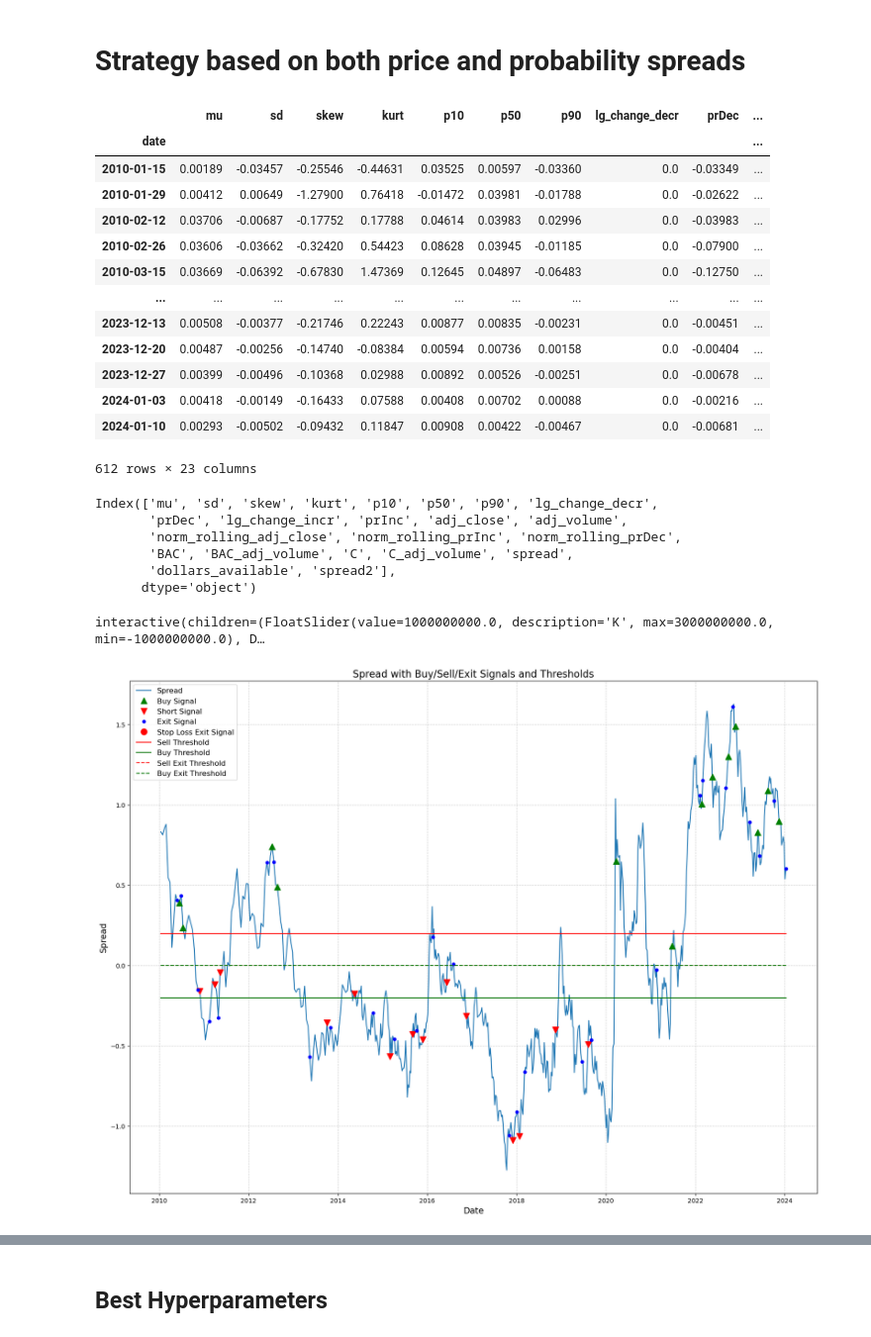
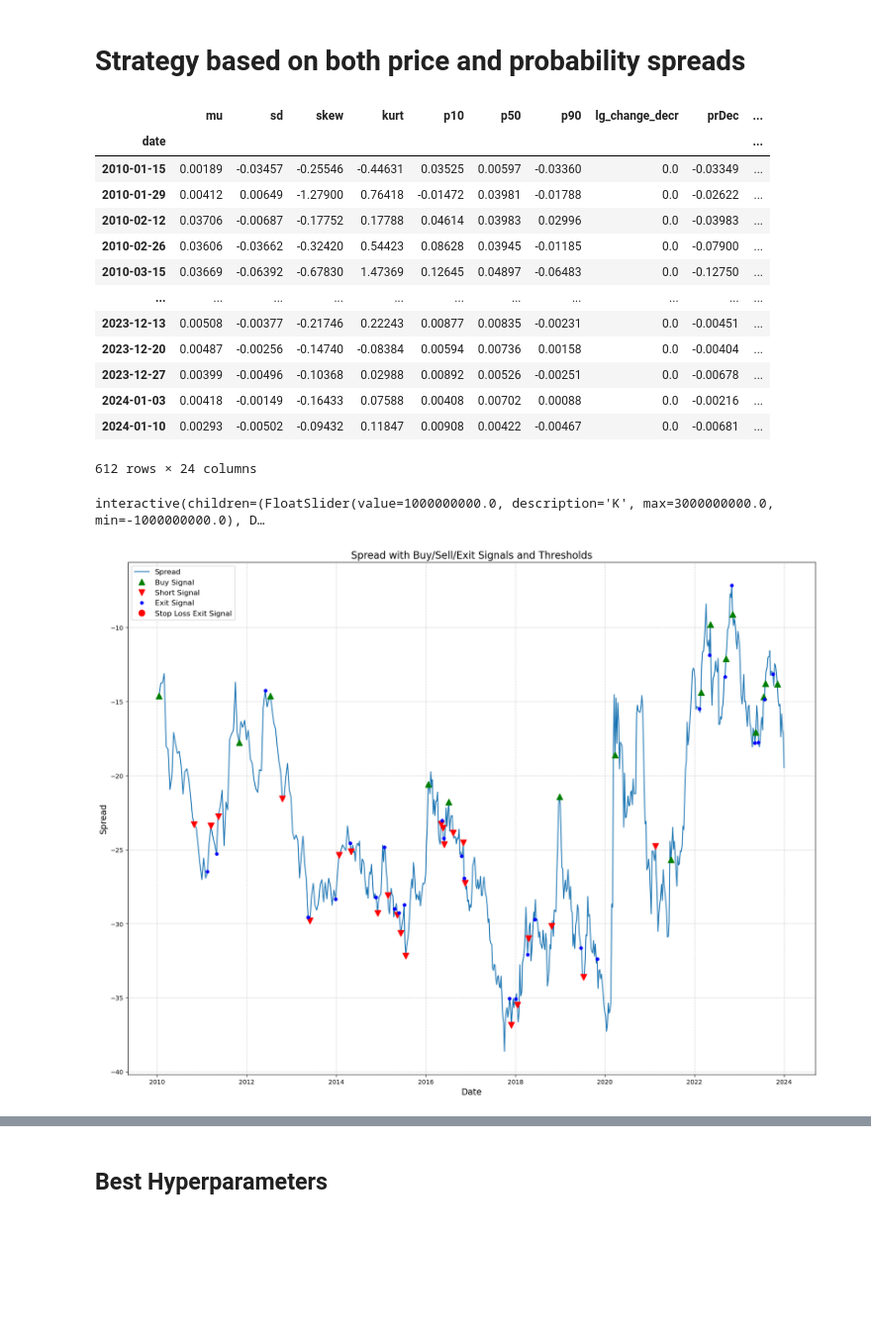
Before and after one commit to claircocoanut/iaqf-default, a Jupyter notebook: strategy/BAC CITI .ipynb, the cells around one changed output, grey strips where cells are left out. Shown at 99% size. Cells and saved outputs as stored; diff of their text form; code cells hidden in the pictures; blank space fills up the shorter version.

```diff
--- a/strategy/BAC CITI .ipynb
+++ b/strategy/BAC CITI .ipynb
@@ -661,6 +661,8 @@ interactive(children=(FloatSlider(value=1000000000.0, description='K', max=30000
 # %%
 
 def two_spread_strat(spreads_df, K= 1e10, g=0.03, g2=0, j=0, s=-100, tc=0, reverse=False, interactive_plot=True):
+
+    spreads_df = spreads_df.copy()
 
     def get_raw_positions(spreads_df, sl_exit):
         spreads_df = spreads_df.copy()
@@ -773,7 +775,7 @@ def two_spread_strat(spreads_df, K= 1e10, g=0.03, g2=0, j=0, s=-100, tc=0, rever
         if sl_implemented:
             return positions_df
 
-        spreads_df = positions_df.loc[:, :'spread2']
+        spreads_df = positions_df.loc[:, :'dollars_available']
         raw_positions = get_raw_positions(spreads_df, sl_exits)
         final_positions = process_positions(raw_positions)
 
@@ -786,10 +788,9 @@ def two_spread_strat(spreads_df, K= 1e10, g=0.03, g2=0, j=0, s=-100, tc=0, rever
 
         positions = positions.copy()
 
-        grouped_pnl_pct = (positions.groupby('position_count')['net_dollar_position_change'].sum() -
-                           positions.groupby('position_count')['transaction_cost'].sum())
-#         / \
-#                           positions.groupby('position_count')['gross_dollar_position'].first()
+        grouped_pnl_pct = ((positions.groupby('position_count')['net_dollar_position_change'].sum() -
+                           positions.groupby('position_count')['transaction_cost'].sum()) /
+        positions.groupby('position_count')['gross_dollar_position'].first())
 
         positions['total_pnl'] = positions['net_dollar_position_change'].cumsum() - positions[
             'transaction_cost'].cumsum()
@@ -825,6 +826,7 @@ def two_spread_strat(spreads_df, K= 1e10, g=0.03, g2=0, j=0, s=-100, tc=0, rever
 # %%
 spreads_df_merged['spread'] = spreads_df_merged['norm_rolling_prInc']
 spreads_df_merged['spread2'] = spreads_df_merged['norm_rolling_adj_close']
+spreads_df_merged['price_spread'] = spreads_df_merged[security1] - spreads_df_merged[security2]
 spreads_df_merged['dollars_available'] = cap
 spreads_df_merged
 # %% [output]
@@ -841,16 +843,7 @@ spreads_df_merged
 | 2023-12-27 | 0.00399 | -0.00496 | -0.10368 | 0.02988 | 0.00892 | 0.00526 | -0.00251 | 0.0 | -0.00678 | ... |
 | 2024-01-03 | 0.00418 | -0.00149 | -0.16433 | 0.07588 | 0.00408 | 0.00702 | 0.00088 | 0.0 | -0.00216 | ... |
 | 2024-01-10 | 0.00293 | -0.00502 | -0.09432 | 0.11847 | 0.00908 | 0.00422 | -0.00467 | 0.0 | -0.00681 | ... |
-612 rows × 23 columns
+612 rows × 24 columns
-# %%
-spreads_df_merged.columns
-# %% [output]
-Index(['mu', 'sd', 'skew', 'kurt', 'p10', 'p50', 'p90', 'lg_change_decr',
-       'prDec', 'lg_change_incr', 'prInc', 'adj_close', 'adj_volume',
-       'norm_rolling_adj_close', 'norm_rolling_prInc', 'norm_rolling_prDec',
-       'BAC', 'BAC_adj_volume', 'C', 'C_adj_volume', 'spread',
-       'dollars_available', 'spread2'],
-      dtype='object')
 # %%
 # Pr inc and Price thresholds
 # signals reverse
@@ -887,6 +880,7 @@ def plot_signals(positions, upper_threshold, exit_threshold):
     """
 
     # Create a DataFrame for threshold boundaries
+    positions = positions.copy()
     margin_boundary = pd.DataFrame(index=positions.index)
     margin_boundary["Upper Threshold (g)"] = upper_threshold
     margin_boundary["Lower Threshold (-g)"] = -upper_threshold
@@ -895,28 +889,28 @@ def plot_signals(positions, upper_threshold, exit_threshold):
 
     # Plot spread over time
     fig, ax = plt.subplots(figsize=(20, 15))
-    ax.plot(positions['spread2'], label='Spread')
+    ax.plot(positions['price_spread'], label='Spread')
 
     # Plot green dots for buy signals
-    ax.plot(positions.loc[(positions["position"] == 1) & (positions["position"].shift() == 0)]['spread2'], '^', markersize=10, color='green', label='Buy Signal')
+    ax.plot(positions.loc[(positions["position"] == 1) & (positions["position"].shift() != 1)]['price_spread'], '^', markersize=10, color='green', label='Buy Signal')
 
     # Plot red dots for short signals
-    ax.plot(positions.loc[(positions["position"] == -1) & (positions["position"].shift() == 0)]['spread2'], 'v', markersize=10, color='red', label='Short Signal')
+    ax.plot(positions.loc[(positions["position"] == -1) & (positions["position"].shift() != -1)]['price_spread'], 'v', markersize=10, color='red', label='Short Signal')
 
     # Plot blue dots for exit signals
-    ax.plot(positions.loc[(positions["position"] == 0) & positions["position"].shift() != 0]['spread2'], 'o', markersize=5, color='blue', label='Exit Signal')
+    ax.plot(positions.loc[(positions["position"] == 0) & positions["position"].shift() != 0]['price_spread'], 'o', markersize=5, color='blue', label='Exit Signal')
 
     # Plot Red dots for stop loss exit signals
     ax.plot(positions.loc[(positions["sl_not_hit"].diff().dropna() != 0) &
-                          (positions["final_signal"].isin([1, -1]))]['spread2'], 'o', markersize=10,
+                          (positions["final_signal"].isin([1, -1]))]['price_spread'], 'o', markersize=10,
             color='red', label='Stop Loss Exit Signal')
 
 
-    # Plot threshold boundaries
-    ax.plot(margin_boundary['Upper Threshold (g)'], color='red', label='Sell Threshold')
-    ax.plot(margin_boundary['Lower Threshold (-g)'], color='green', label='Buy Threshold')
-    ax.plot(margin_boundary['Exit Threshold (j)'], color='red', linestyle='--', label='Sell Exit Threshold')
-    ax.plot(margin_boundary['Exit Threshold (-j)'], color='green', linestyle='--', label='Buy Exit Threshold')
+#     # Plot threshold boundaries
+#     ax.plot(margin_boundary['Upper Threshold (g)'], color='red', label='Sell Threshold')
+#     ax.plot(margin_boundary['Lower Threshold (-g)'], color='green', label='Buy Threshold')
+#     ax.plot(margin_boundary['Exit Threshold (j)'], color='red', linestyle='--', label='Sell Exit Threshold')
+#     ax.plot(margin_boundary['Exit Threshold (-j)'], color='green', linestyle='--', label='Buy Exit Threshold')
 
 
     # Customize plot appearance
@@ -929,4 +923,5 @@ def plot_signals(positions, upper_threshold, exit_threshold):
     # Show the plot
     plt.show()
 # %%
-gp, positions_pnl = two_spread_strat(spreads_df_merged, K= cap, g=0.2, g2=0, j=0, s=-100, tc=0, reverse=True, interactive_plot=False)
+gp, positions_pnl = two_spread_strat(spreads_df_merged, K= cap, g=0.03, g2=0, j=0,
+                                     s=-100, tc=0, reverse=True, interactive_plot=False)
@@ -935,7 +928,7 @@ gp, positions_pnl = two_spread_strat(spreads_df_merged, K= cap, g=0.2, g2=0, j=0
 # %%
-plot_signals(positions_pnl, 0.2, 0)
+plot_signals(positions_pnl, 0.03, 0)
 # %% [output]
-[figure, old version]
+[figure, new version]
 # %%
 daily_start_ret = (positions_pnl.total_pnl.diff() / cap).to_frame('strat_returns').dropna()
 daily_start_ret
```
Also changed, not shown: parts of 92 cells of this notebook.
